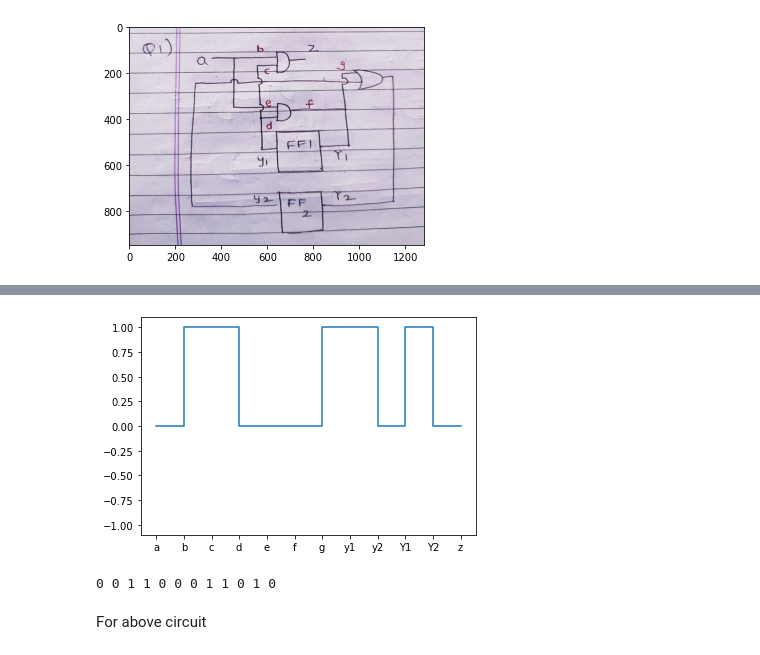
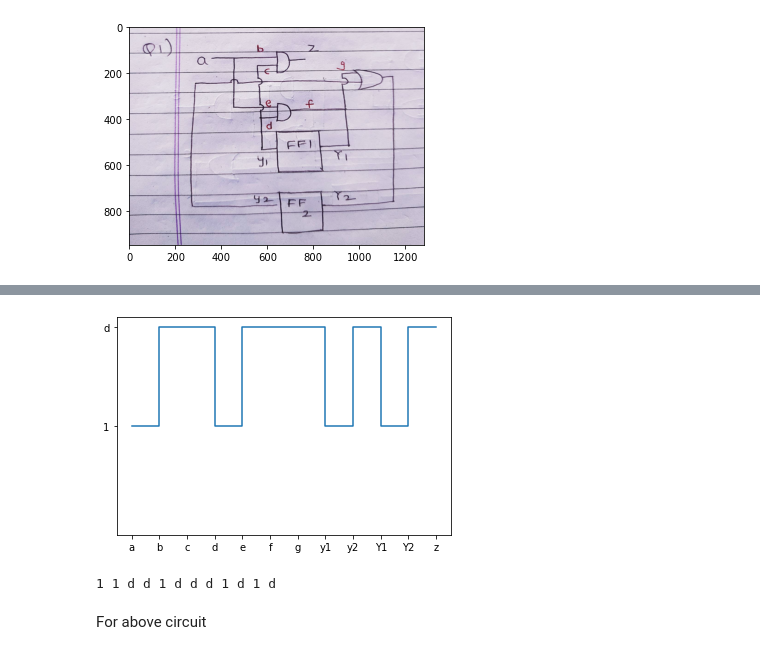
Before and after one commit to MoheeDG23/Design-for-Testability-Project, a Jupyter notebook: src/Demo.ipynb, the cells around one changed output, grey strips where cells are left out. Drawn from its saved outputs; the diff is of its cells as text; code cells hidden in the pictures.

```diff
--- a/src/Demo.ipynb
+++ b/src/Demo.ipynb
@@ -154,3 +171,7 @@ def or_bt(op,inp1,inp2):
         elif(inp2==0):
             inp1=1
     return inp1,inp2
+# %%
+a=b=[]
+a,b=and_bt(1,1,b)
+print(a,b)
@@ -160,12 +183,14 @@ def or_bt(op,inp1,inp2):
 q1=cv2.imread(r'C:\Users\DELL\assignment-0-Pawankumar2925\Design-for-Testability-Project\images\q1.jpeg')
 plt.imshow(q1)
 
-def ckt1(a,y1,y2,f,v):
+def ckt1(a=dc,y1=dc,y2=dc):
+
     b=e=a
     c=d=y1
 
     z=andg(b,c)
     f=andg(e,d)
+    f='d'
     g=Y1=f
     Y2=org(g,y2)
 
@@ -174,7 +199,7 @@ def ckt1(a,y1,y2,f,v):
     plt.step(var, val)
     plt.ylim(-1.1, 1.1)
     plt.show()
-
-    return a,b,c,d,e,f,g,y1,y2,Y1,Y2,z
+    print(a,b,c,d,e,f,g,y1,y2,Y1,Y2,z)
+    return a,y1,y2,Y1,Y2,z
 # %% [output]
 [figure]
@@ -181,8 +218,9 @@ def ckt1(a,y1,y2,f,v):
 # %%
-a,b,c,d,e,f,g,y1,y2,Y1,Y2,z=ckt1(0,1,1)
+d='d'
+a,b,c,d,e,f,g,y1,y2,Y1,Y2,z=ckt1(1,'d',1)
 print(a,b,c,d,e,f,g,y1,y2,Y1,Y2,z)
 # %% [output]
-[figure, old version]
+[figure, new version]
-0 0 1 1 0 0 0 1 1 0 1 0
+1 1 d d 1 d d d 1 d 1 d
 # %% [markdown]
 For above circuit
```
Also changed, not shown: parts of 12 cells of this notebook, 6 other files.
